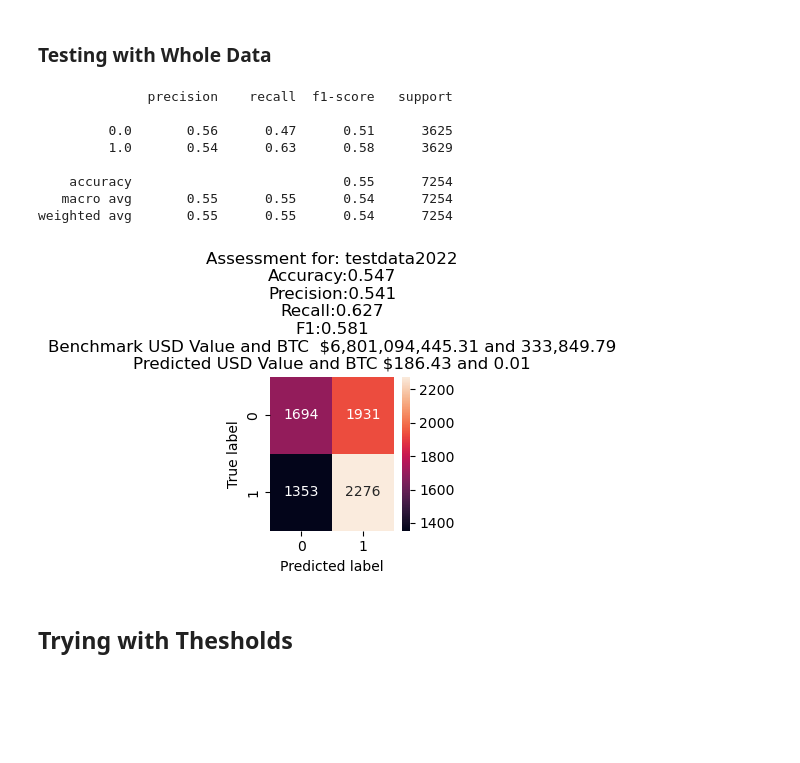
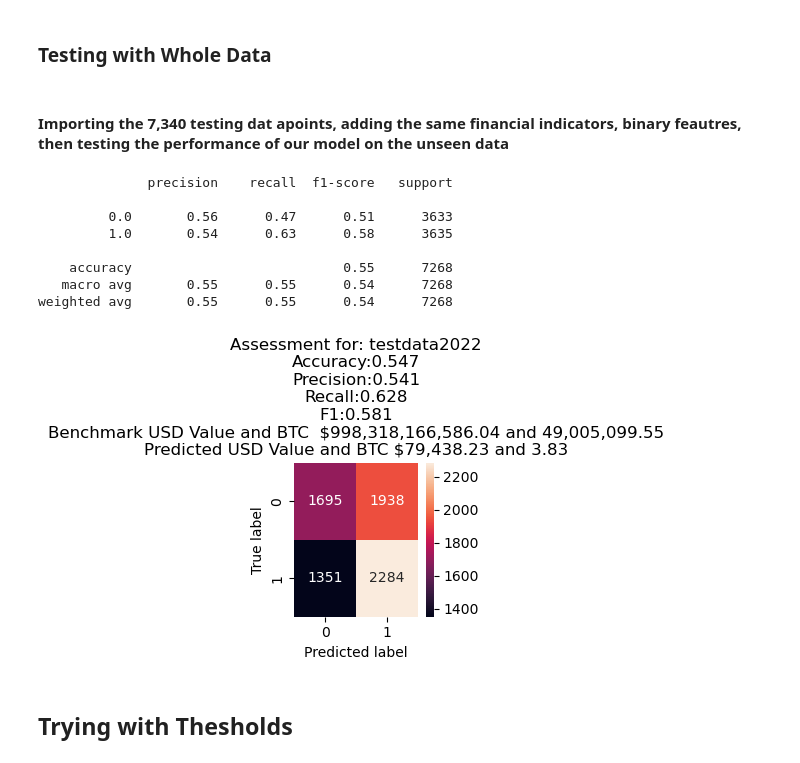
Before and after one commit to TeamJMJ/JMJ_Capstone, a Jupyter notebook: STEP 4.4 Stacking Model LR Priority Features.ipynb, the cells around one changed output. Cells and saved outputs as stored; diff of their text form; code cells hidden in the pictures; blank space fills up the shorter version.

```diff
--- a/STEP 4.4 Stacking Model LR Priority Features.ipynb
+++ b/STEP 4.4 Stacking Model LR Priority Features.ipynb
@@ -759,20 +776,18 @@ with open(pkl_filename, 'rb') as file:
+# %% [markdown]
+#### Importing the 7,340 testing dat apoints, adding the same financial indicators, binary feautres, then testing the performance of our model on the unseen data
 # %%
 INDICATORS = ['RSI', 'MACD', 'STOCH','ADL', 'ATR', 'MOM', 'MFI', 'ROC', 'OBV', 'CCI', 'EMV', 'VORTEX']
 
-January = 'Test data/PCHourly202201.csv'
-February= 'Test data/PCHourly202202.csv'
-March = 'Test data/PCHourly202203.csv'
-April = 'Test data/PCHourly202204.csv'
-May= 'Test data/PCHourly202205.csv'
-June = 'Test data/PCHourly202206.csv'
-July = 'Test data/PCHourly202207.csv'
-August= 'Test data/PCHourly202208.csv'
-September = 'Test data/PCHourly202209.csv'
-October = 'Test data/PCHourly202210.csv'
 
-testdata2022 ='assets/newfeatures/TEST_MergeJMJPCHourly2019202_NewsGoogleApi_ActualLabel.csv'
+testdata2022 ='assets/TEST_MergeJMJPCHourly2019202_NewsGoogleApi_ActualLabel.csv'
 
 files= [testdata2022]
+
+def binary(value):
+  if value > 0:
+    return 1
+  else:
+    return 0
 
 def _exponential_smooth(data, alpha):
     """
@@ -943,7 +958,7 @@ for file,x in zip(files, ['testdata2022']):
     X_train_scaled = scaler.fit_transform(X_test)
     X_test_scaled = scaler.transform(X_test)
 
-    predict_y=  stacking_classifier.predict(X_test_scaled)
+    predict_y=  Model2.predict(X_test_scaled)
     PredictDF['Predicted_Label']= predict_y
 
     print(classification_report(y_test, predict_y))
@@ -957,9 +972,9 @@ for file,x in zip(files, ['testdata2022']):
     PredictDF['ValueActual'] =0
     PredictDF['BTCValueActual'] =0
     if PredictDF.loc[PredictDF.index[0],'Actual_Label']==0.0:
-        PredictDF.loc[PredictDF.index[0],'ValueActual']=1000
+        PredictDF.loc[PredictDF.index[0],'ValueActual']=100000
     else:
-        PredictDF.loc[PredictDF.index[0],'BTCValueActual']=round((1000/PredictDF.loc[PredictDF.index[0],'Close']),5)
+        PredictDF.loc[PredictDF.index[0],'BTCValueActual']=round((100000/PredictDF.loc[PredictDF.index[0],'Close']),5)
 
 
     for current in range(1, len(PredictDF.index)):
@@ -979,9 +994,9 @@ for file,x in zip(files, ['testdata2022']):
     PredictDF['ValuePredicted'] =0
     PredictDF['BTCValuePredicted'] =0
     if PredictDF.loc[PredictDF.index[0],'Predicted_Label']==0.0:
-        PredictDF.loc[PredictDF.index[0],'ValuePredicted']=1000
+        PredictDF.loc[PredictDF.index[0],'ValuePredicted']=100000
     else:
-        PredictDF.loc[PredictDF.index[0],'BTCValuePredicted']=round((1000/PredictDF.loc[PredictDF.index[0],'Close']),5)
+        PredictDF.loc[PredictDF.index[0],'BTCValuePredicted']=round((100000/PredictDF.loc[PredictDF.index[0],'Close']),5)
 
 
     for current in range(1, len(PredictDF.index)):
@@ -989,45 +1004,39 @@ for file,x in zip(files, ['testdata2022']):
 
         if PredictDF.loc[PredictDF.index[current],'Predicted_Label']==0 and PredictDF.loc[PredictDF.index[previous],'BTCValuePredicted']==0:
             PredictDF.loc[PredictDF.index[current],'ValuePredicted']=PredictDF.loc[PredictDF.index[previous],'ValuePredicted']
         elif PredictDF.loc[PredictDF.index[current],'Predicted_Label']==1 and PredictDF.loc[PredictDF.index[previous],'ValuePredicted'] ==0 :
             PredictDF.loc[PredictDF.index[current],'ValuePredicted']= 0
             PredictDF.loc[PredictDF.index[current],'BTCValuePredicted']=round(PredictDF.loc[PredictDF.index[previous],'BTCValuePredicted'],3)
         elif PredictDF.loc[PredictDF.index[current],'Predicted_Label']==1:
             PredictDF.loc[PredictDF.index[current],'BTCValuePredicted'] = round((PredictDF.loc[PredictDF.index[previous],'ValuePredicted']/PredictDF.loc[PredictDF.index[current],'Close']),5)
         else:
             PredictDF.loc[PredictDF.index[current],'ValuePredicted'] = round((PredictDF.loc[PredictDF.index[previous],'BTCValuePredicted'] *PredictDF.loc[PredictDF.index[current],'Close']),3)
     df = PredictDF.mask(PredictDF==0).ffill().iloc[[-1]]
     LastPredictvalue = df['ValuePredicted'].values[0]
     LastPredictBTC = df['BTCValuePredicted'].values[0]
-    # LastPredictvalue= PredictDF['ValuePredicted'][PredictDF['ValuePredicted'].to_numpy().nonzero()[0][-1]+1]
-    # LastPredictBTC= PredictDF['BTCValuePredicted'][PredictDF['BTCValuePredicted'].to_numpy().nonzero()[0][-1]+1]
-
-    #     print('Total USD Value and BTC Benchmark Actual Label: ${:,.2f} and {:,.2f} BTC'.format (max(PredictDF['ValueActual']),max(PredictDF['BTCValueActual'])))#, )
-    #     print('Total USD Value and BTC Benchmark Actual Label: ${:,.2f} and {:,.2f} BTC'.format (LastPredictvalue,LastPredictBTC))#, )
-    #     print (' ')
 
 
     plt.figure(figsize=(2,2))
     sns.heatmap(df_cm, annot=True, fmt='g')
     plt.title('Assessment for: {}\nAccuracy:{:.3f}\nPrecision:{:.3f}\nRecall:{:.3f}\nF1:{:.3f}\nBenchmark USD Value and BTC  ${:,.2f} and {:,.2f}\nPredicted USD Value and BTC ${:,.2f} and {:,.2f}'.format(x, accuracy_score(PredictDF['Actual_Label'],PredictDF['Predicted_Label']),
                                                                         precision_score(PredictDF['Actual_Label'],PredictDF['Predicted_Label']),
                                                                                     recall_score(PredictDF['Actual_Label'], PredictDF['Predicted_Label']),
                                                                                     f1_score(PredictDF['Actual_Label'], PredictDF['Predicted_Label']),
                                                                                      max(PredictDF['ValueActual']),max(PredictDF['BTCValueActual']),
                                                                                      LastPredictvalue,LastPredictBTC
                                                                                     ))
     plt.ylabel('True label')
     plt.xlabel('Predicted label')
 # %% [output]
               precision    recall  f1-score   support
 
-         0.0       0.56      0.47      0.51      3625
-         1.0       0.54      0.63      0.58      3629
+         0.0       0.56      0.47      0.51      3633
+         1.0       0.54      0.63      0.58      3635
 
-    accuracy                           0.55      7254
-   macro avg       0.55      0.55      0.54      7254
-weighted avg       0.55      0.55      0.54      7254
+    accuracy                           0.55      7268
+   macro avg       0.55      0.55      0.54      7268
+weighted avg       0.55      0.55      0.54      7268
-[figure, old version]
+[figure, new version]
 # %% [markdown]
 ## Trying with Thesholds
 # %%
```
Also changed, not shown: parts of 6 cells of this notebook, 11 other files.
